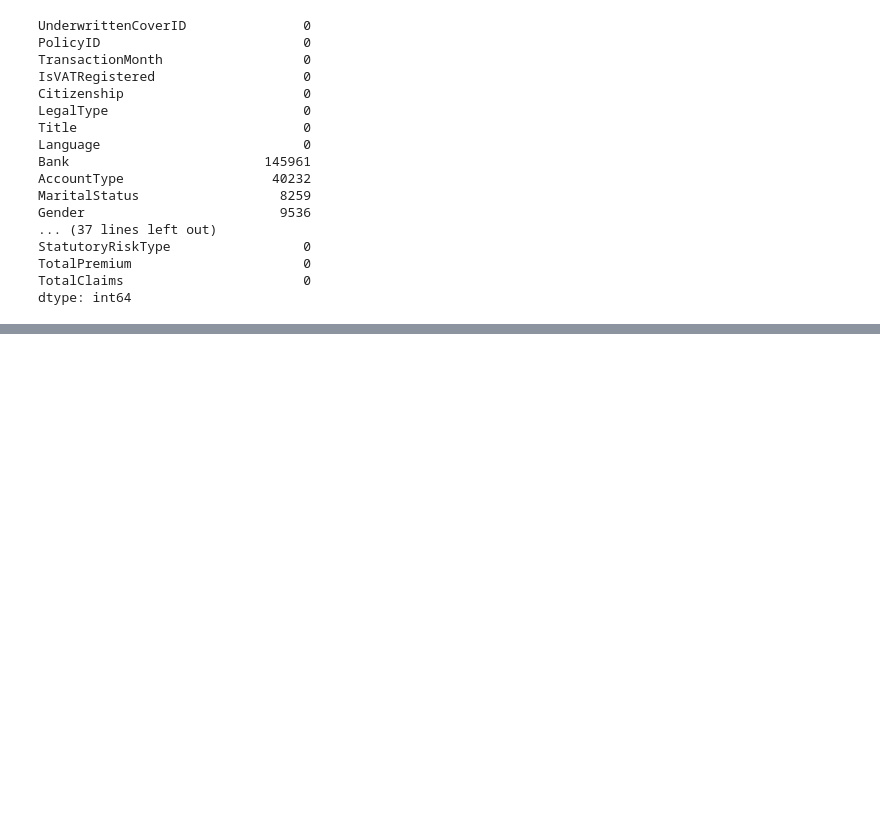
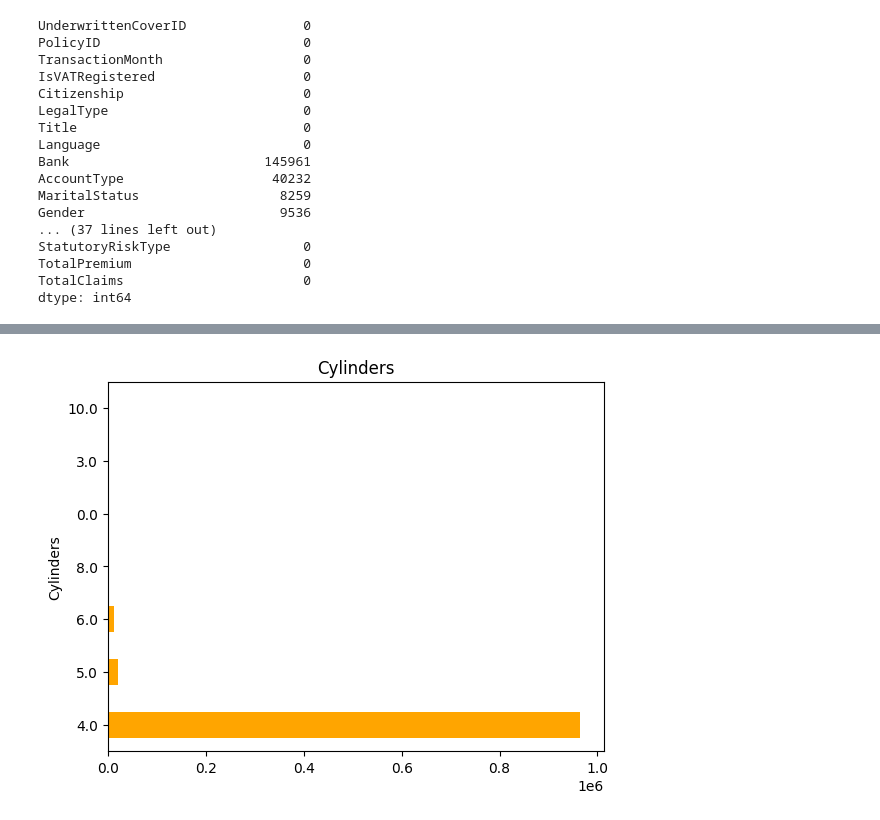
Before and after one commit to Skell30/End-to-End-Insurance-Risk-Analytics-Predictive-Modeling, a Jupyter notebook: notebooks/task1.ipynb, the cells around one changed output, grey strips where cells are left out. Saved outputs shown, nothing was run; the diff lists cells and outputs as text; code cells hidden in the pictures; blank space fills up the shorter version.

```diff
--- a/notebooks/task1.ipynb
+++ b/notebooks/task1.ipynb
@@ -58,0 +132,6 @@ df.info()
+# %%
+df.value_counts('Cylinders').plot(kind='barh', color='orange')
+plt.title("Cylinders")
+plt.show()
+# %% [output]
+[figure, added]
```
Also changed, not shown: parts of 16 cells of this notebook.
